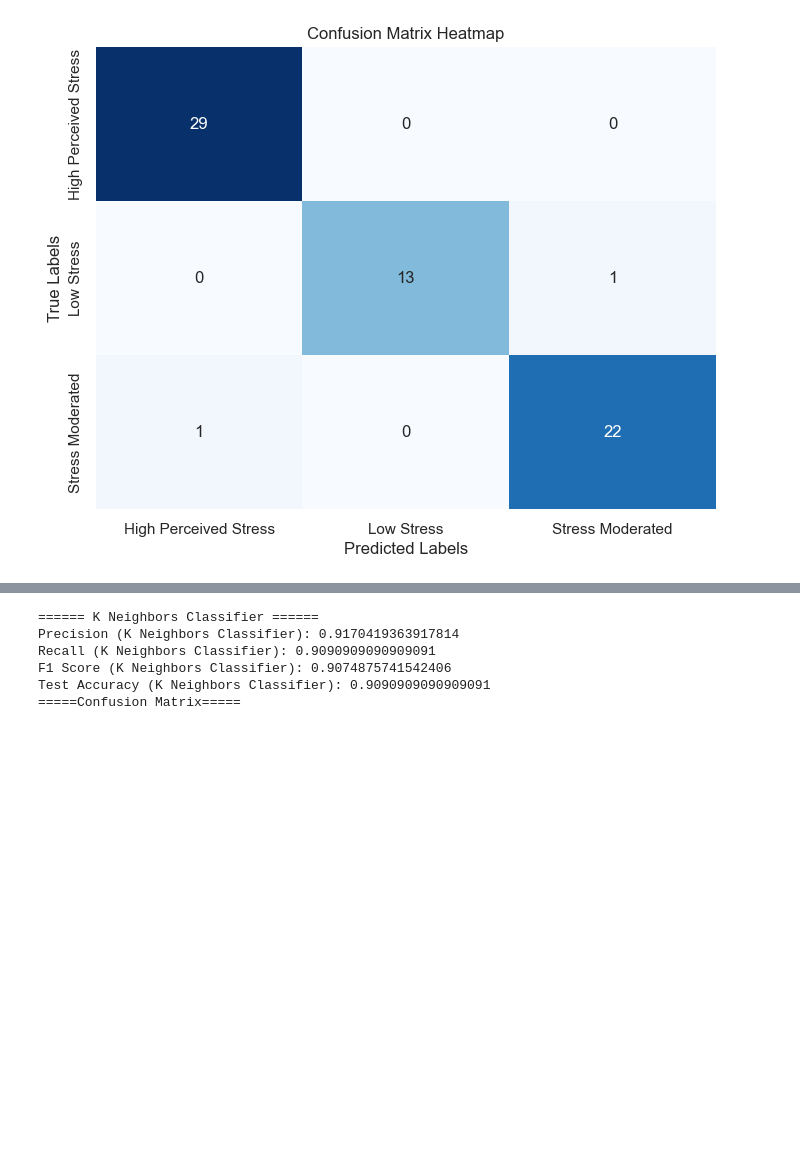
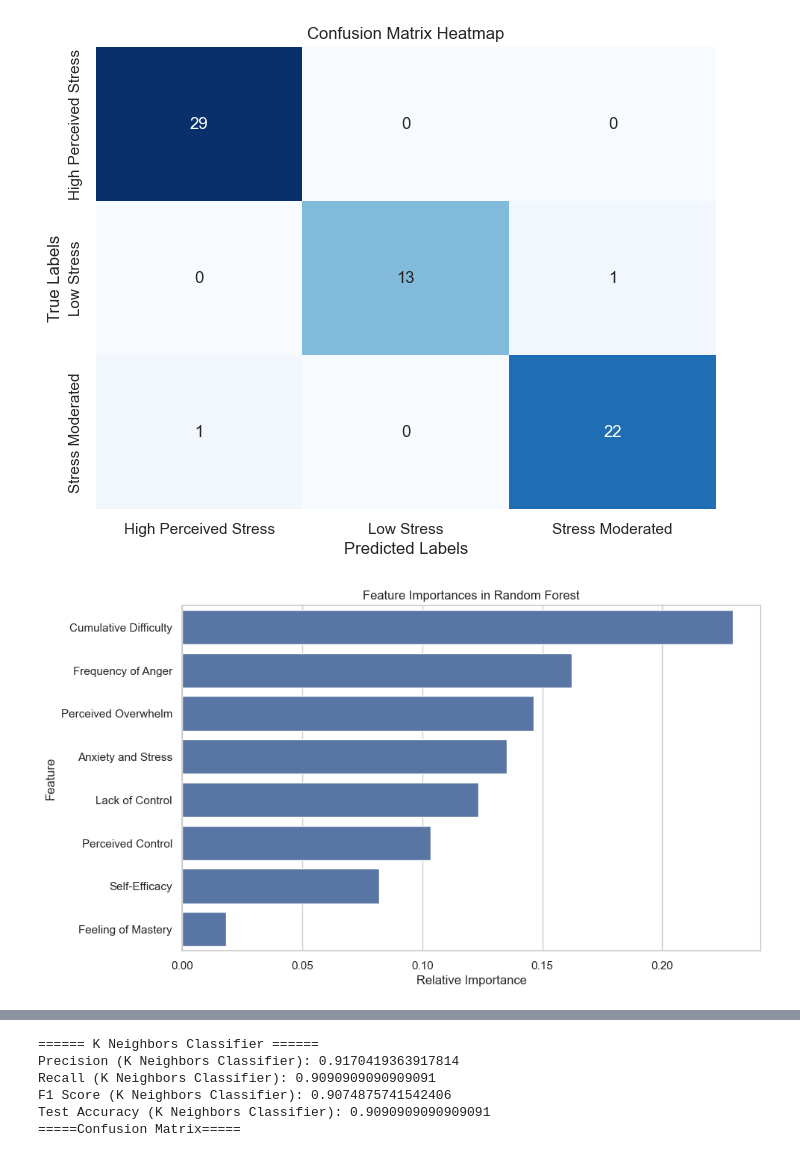
Before and after one commit to AirlanggaDS/StressLevelEvaluation, a Jupyter notebook: ClusterFix.ipynb, the cells around one changed output, grey strips where cells are left out. Saved outputs shown, nothing was run; the diff lists cells and outputs as text; code cells hidden in the pictures; blank space fills up the shorter version.

```diff
--- a/ClusterFix.ipynb
+++ b/ClusterFix.ipynb
@@ -419,3 +436,20 @@ F1 Score (Random Forest): 0.9695447887538282
 Test Accuracy (Random Forest): 0.9696969696969697
 =====Confusion Matrix=====
 [figure]
+# %%
+import matplotlib.pyplot as plt
+import pandas as pd
+import numpy as np
+
+feature_importances = pd.DataFrame(model_rf.feature_importances_,
+                                   index = X.columns,
+                                   columns=['importance']).sort_values('importance', ascending=False)
+
+plt.figure(figsize=(10, 6))
+sns.barplot(x=feature_importances.importance, y=feature_importances.index)
+plt.title('Feature Importances in Random Forest')
+plt.xlabel('Relative Importance')
+plt.ylabel('Feature')
+plt.show()
+# %% [output]
+[figure, added]
```
Also changed, not shown: parts of 14 cells of this notebook, 4 other files.
